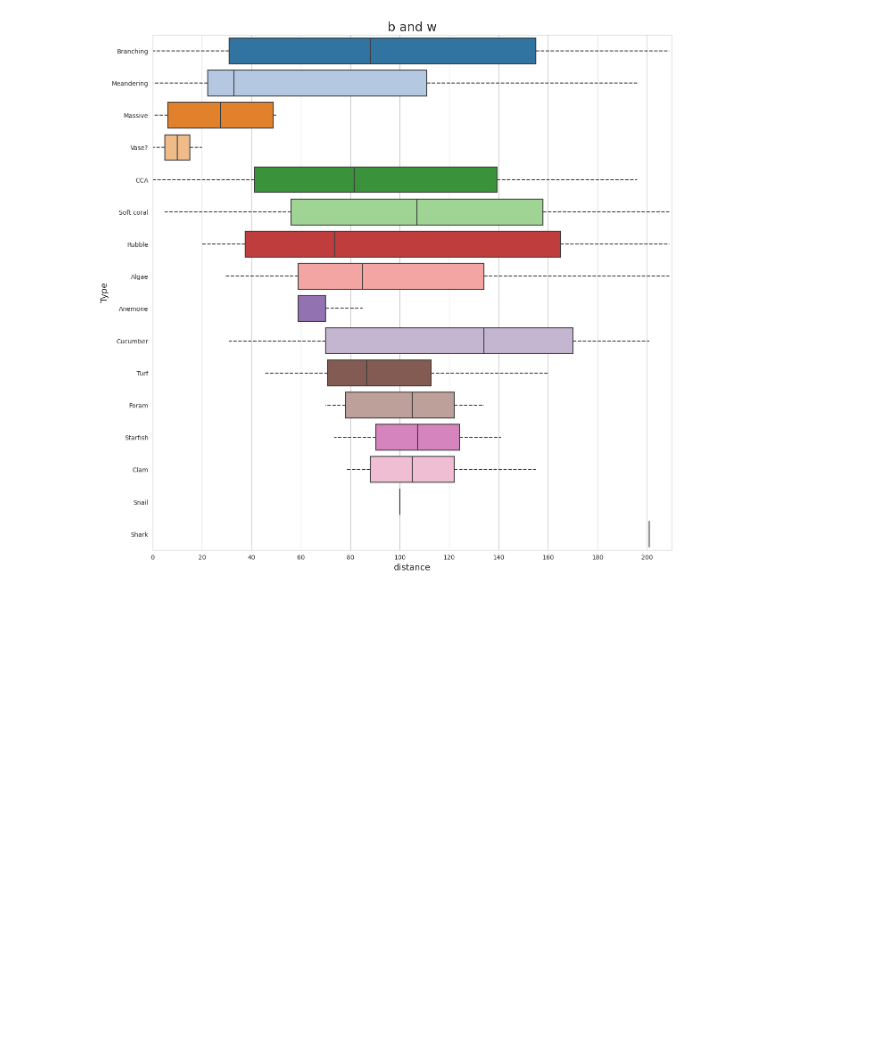
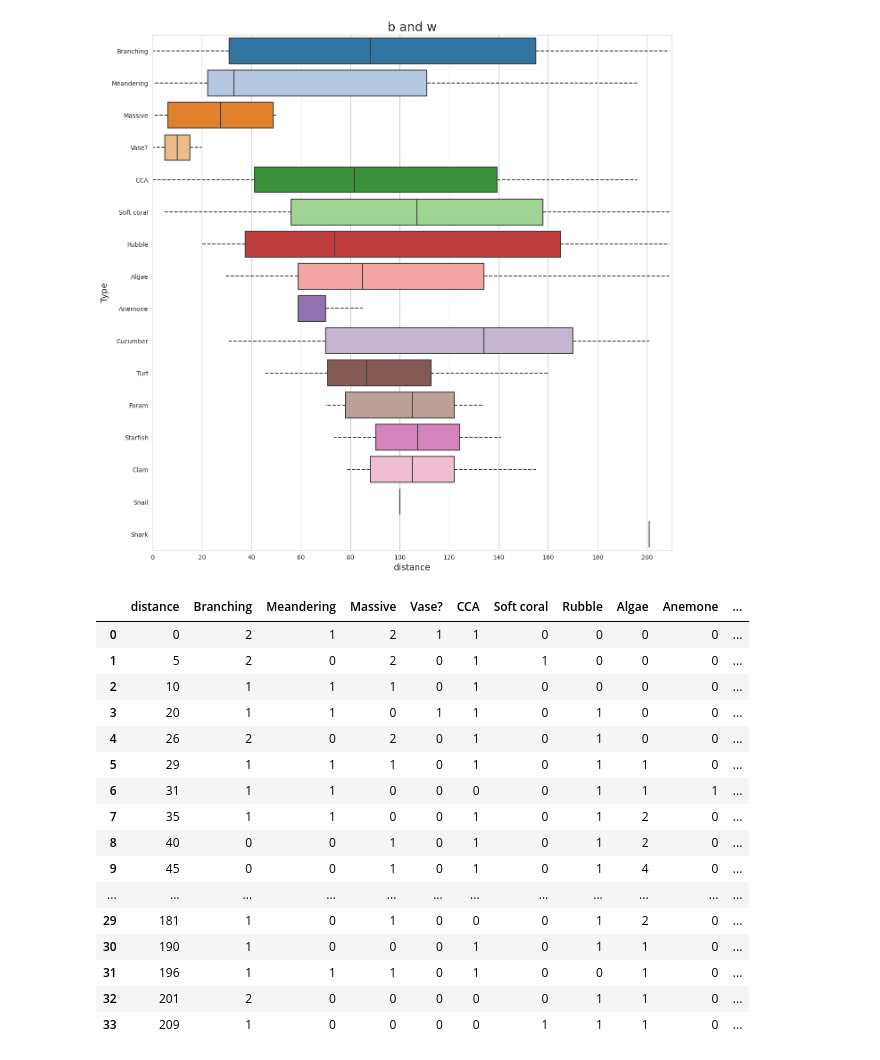
Before and after one commit to talidemestre/emsc3019, a Jupyter notebook: map.ipynb, the cells around one changed output. Cells and saved outputs as stored; diff of their text form; code cells hidden in the pictures; blank space fills up the shorter version.

```diff
--- a/map.ipynb
+++ b/map.ipynb
@@ -127,0 +107,34 @@ def kite_diagram(df, axis_labs):
+# %%
+# create dataframe of type quanitty for each distance
+coral_types = df['Type'].unique()
+columns= ['distance']  + coral_types.tolist()
+distance__and_quantity_df = pd.DataFrame(columns=columns)
+
+for distance in df['distance'].unique():
+    row = {'distance': distance}
+    for coral_type in coral_types:
+        row[coral_type] = len(df[(df['distance'] == distance) & (df['Type'] == coral_type)])
+    distance__and_quantity_df = pd.concat([distance__and_quantity_df, pd.DataFrame([row])], ignore_index=True)
+
+# distance as integer
+distance__and_quantity_df['distance'] = distance__and_quantity_df['distance'].astype(int)
+
+distance__and_quantity_df
+# %% [output]
+|  | distance | Branching | Meandering | Massive | Vase? | CCA | Soft coral | Rubble | Algae | Anemone | ... |
+| 0 | 0 | 2 | 1 | 2 | 1 | 1 | 0 | 0 | 0 | 0 | ... |
+| 1 | 5 | 2 | 0 | 2 | 0 | 1 | 1 | 0 | 0 | 0 | ... |
+| 2 | 10 | 1 | 1 | 1 | 0 | 1 | 0 | 0 | 0 | 0 | ... |
+| 3 | 20 | 1 | 1 | 0 | 1 | 1 | 0 | 1 | 0 | 0 | ... |
+| 4 | 26 | 2 | 0 | 2 | 0 | 1 | 0 | 1 | 0 | 0 | ... |
+| 5 | 29 | 1 | 1 | 1 | 0 | 1 | 0 | 1 | 1 | 0 | ... |
+| 6 | 31 | 1 | 1 | 0 | 0 | 0 | 0 | 1 | 1 | 1 | ... |
+| 7 | 35 | 1 | 1 | 0 | 0 | 1 | 0 | 1 | 2 | 0 | ... |
+| 8 | 40 | 0 | 0 | 1 | 0 | 1 | 0 | 1 | 2 | 0 | ... |
+| 9 | 45 | 0 | 0 | 1 | 0 | 1 | 0 | 1 | 4 | 0 | ... |
+| ... | ... | ... | ... | ... | ... | ... | ... | ... | ... | ... | ... |
+| 29 | 181 | 1 | 0 | 1 | 0 | 0 | 0 | 1 | 2 | 0 | ... |
+| 30 | 190 | 1 | 0 | 0 | 0 | 1 | 0 | 1 | 1 | 0 | ... |
+| 31 | 196 | 1 | 1 | 1 | 0 | 1 | 0 | 0 | 1 | 0 | ... |
+| 32 | 201 | 2 | 0 | 0 | 0 | 0 | 0 | 1 | 1 | 0 | ... |
+| 33 | 209 | 1 | 0 | 0 | 0 | 0 | 1 | 1 | 1 | 0 | ... |
```
Also changed, not shown: parts of 2 cells of this notebook, 1 other file.
